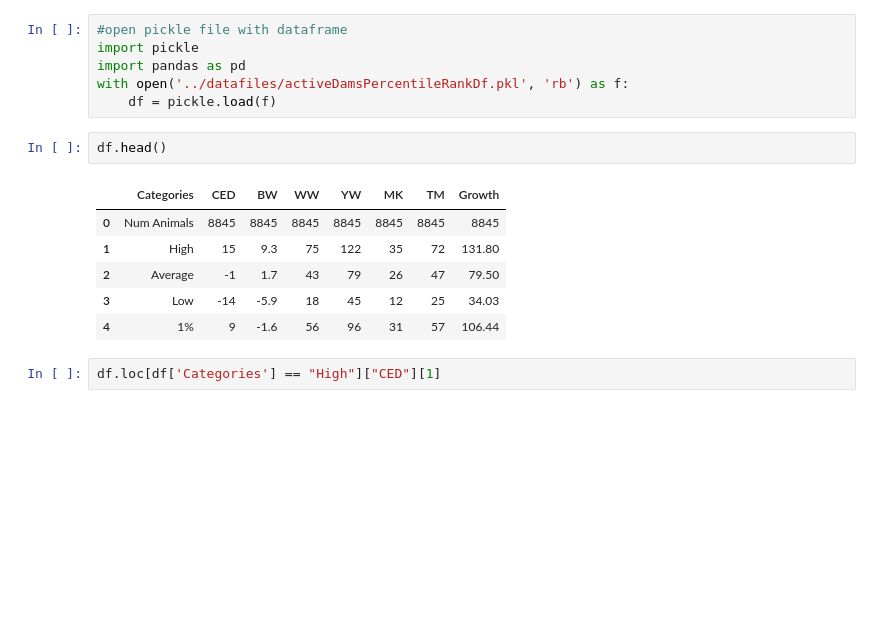
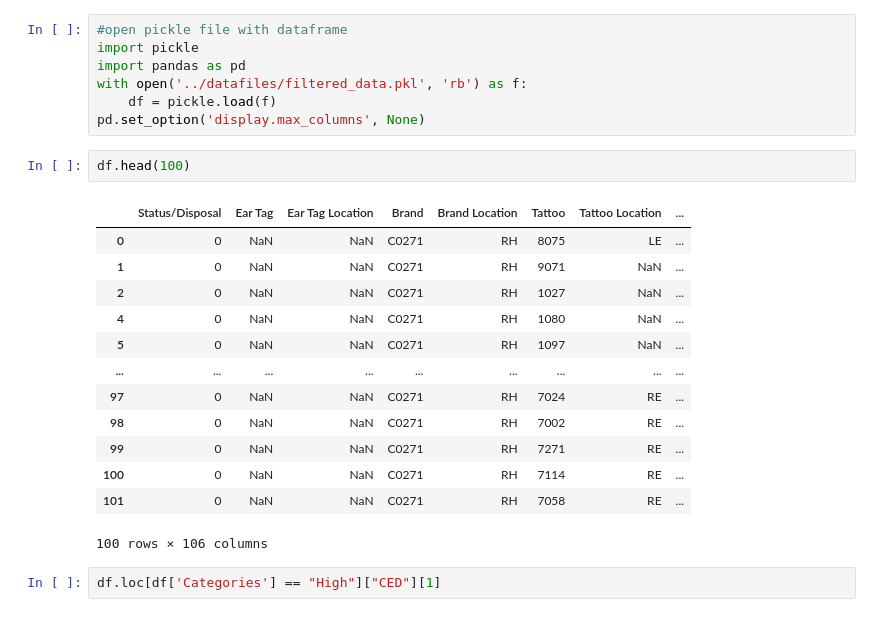
Before and after one commit to case485/Epd-Analyzer-2, a Jupyter notebook: playground/scratchpad.ipynb, the cells around one changed output. Saved outputs shown, nothing was run; the diff lists cells and outputs as text; blank space fills up the shorter version.

```diff
--- a/playground/scratchpad.ipynb
+++ b/playground/scratchpad.ipynb
@@ -2,17 +2,25 @@
 #open pickle file with dataframe
 import pickle
 import pandas as pd
-with open('../datafiles/activeDamsPercentileRankDf.pkl', 'rb') as f:
+with open('../datafiles/filtered_data.pkl', 'rb') as f:
     df = pickle.load(f)
+pd.set_option('display.max_columns', None)
 # %%
-df.head()
+df.head(100)
 # %% [output]
-|  | Categories | CED | BW | WW | YW | MK | TM | Growth |
-| 0 | Num Animals | 8845 | 8845 | 8845 | 8845 | 8845 | 8845 | 8845 |
-| 1 | High | 15 | 9.3 | 75 | 122 | 35 | 72 | 131.80 |
-| 2 | Average | -1 | 1.7 | 43 | 79 | 26 | 47 | 79.50 |
-| 3 | Low | -14 | -5.9 | 18 | 45 | 12 | 25 | 34.03 |
-| 4 | 1% | 9 | -1.6 | 56 | 96 | 31 | 57 | 106.44 |
+|  | Status/Disposal | Ear Tag | Ear Tag Location | Brand | Brand Location | Tattoo | Tattoo Location | ... |
+| 0 | 0 | NaN | NaN | C0271 | RH | 8075 | LE | ... |
+| 1 | 0 | NaN | NaN | C0271 | RH | 9071 | NaN | ... |
+| 2 | 0 | NaN | NaN | C0271 | RH | 1027 | NaN | ... |
+| 4 | 0 | NaN | NaN | C0271 | RH | 1080 | NaN | ... |
+| 5 | 0 | NaN | NaN | C0271 | RH | 1097 | NaN | ... |
+| ... | ... | ... | ... | ... | ... | ... | ... | ... |
+| 97 | 0 | NaN | NaN | C0271 | RH | 7024 | RE | ... |
+| 98 | 0 | NaN | NaN | C0271 | RH | 7002 | RE | ... |
+| 99 | 0 | NaN | NaN | C0271 | RH | 7271 | RE | ... |
+| 100 | 0 | NaN | NaN | C0271 | RH | 7114 | RE | ... |
+| 101 | 0 | NaN | NaN | C0271 | RH | 7058 | RE | ... |
+100 rows × 106 columns
 # %%
 df.loc[df['Categories'] == "High"]["CED"][1]
 # %% [output]
```
Also changed, not shown: 10 other files.
